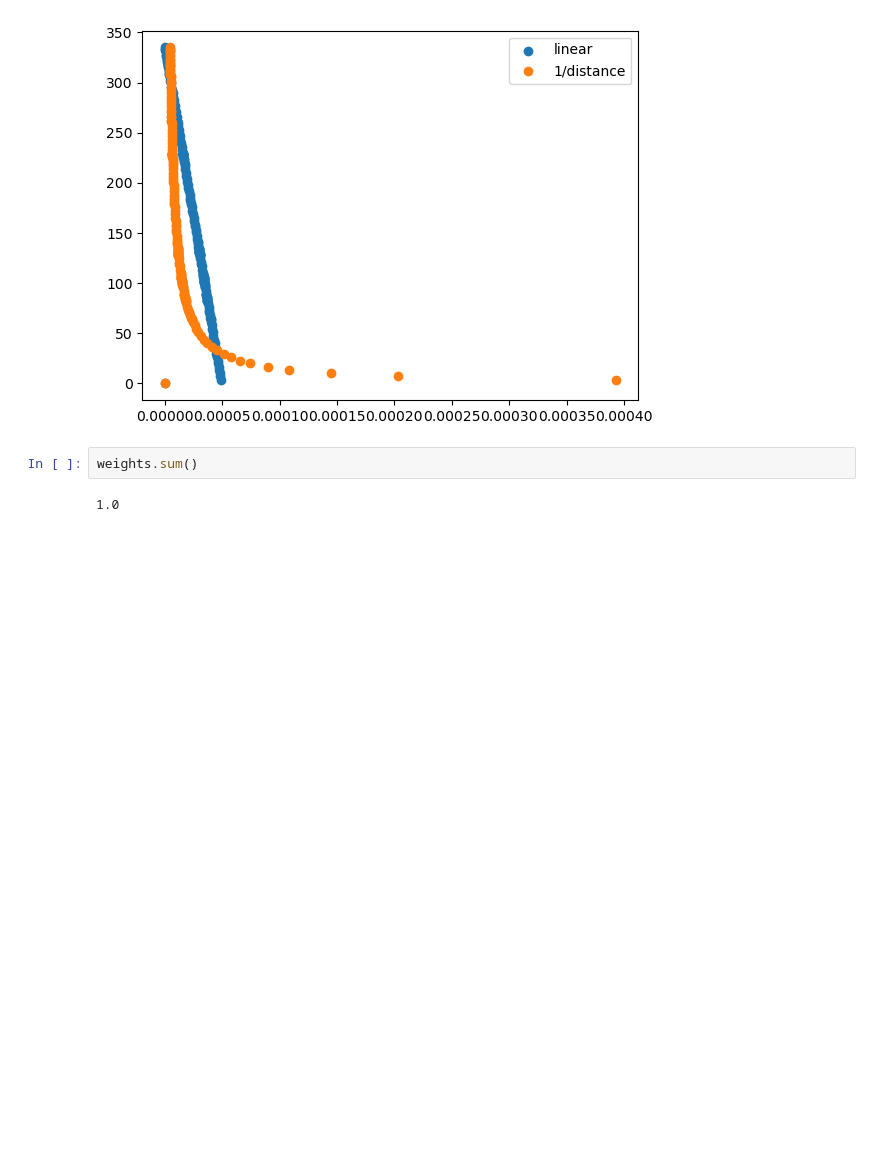
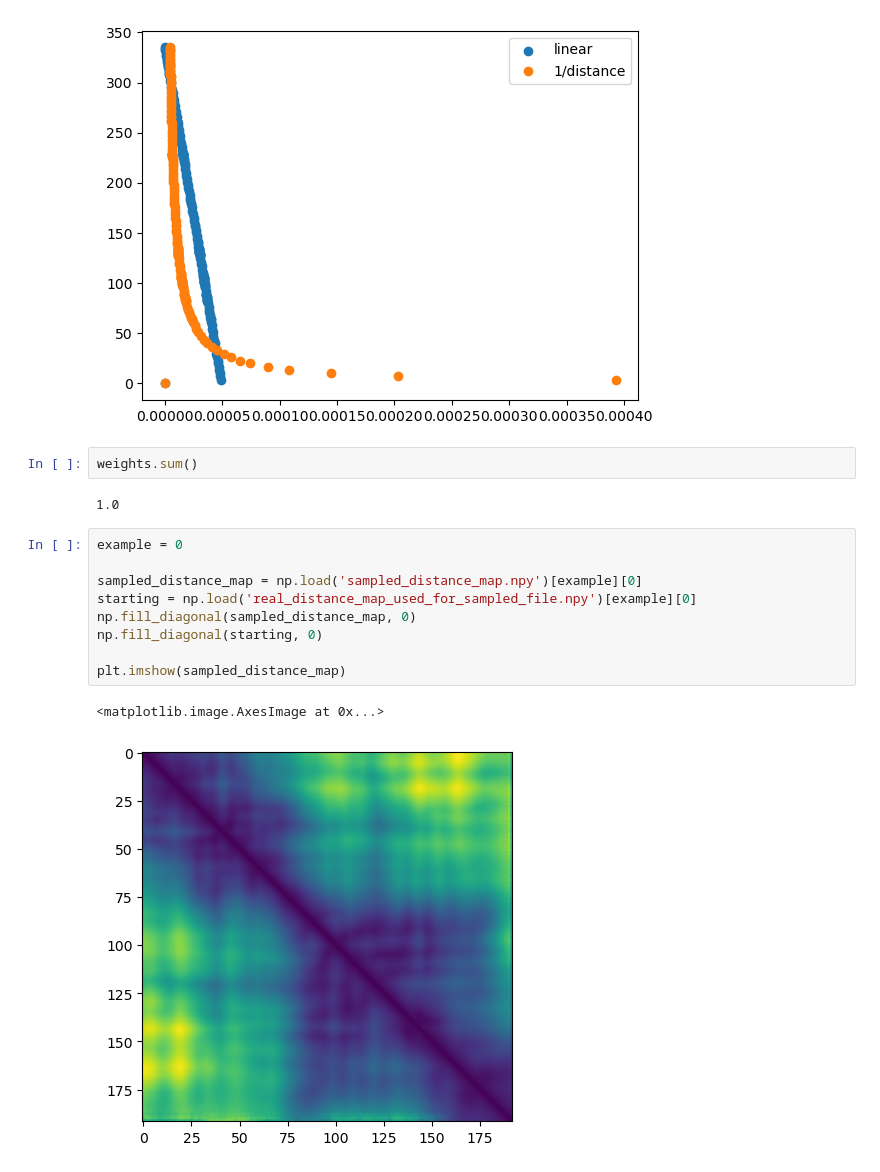
Before and after one commit to idptools/starling, a Jupyter notebook: starling/training/viz_maps.ipynb, the cells around one changed output. Drawn from its saved outputs; the diff is of its cells as text; blank space fills up the shorter version.

```diff
--- a/starling/training/viz_maps.ipynb
+++ b/starling/training/viz_maps.ipynb
@@ -248,3 +248,15 @@ plt.legend()
 weights.sum()
 # %% [output]
 1.0
+# %%
+example = 0
+
+sampled_distance_map = np.load('sampled_distance_map.npy')[example][0]
+starting = np.load('real_distance_map_used_for_sampled_file.npy')[example][0]
+np.fill_diagonal(sampled_distance_map, 0)
+np.fill_diagonal(starting, 0)
+
+plt.imshow(sampled_distance_map)
+# %% [output]
+<matplotlib.image.AxesImage at 0x...>
+[figure, added]
```
Also changed, not shown: parts of 8 cells of this notebook.
